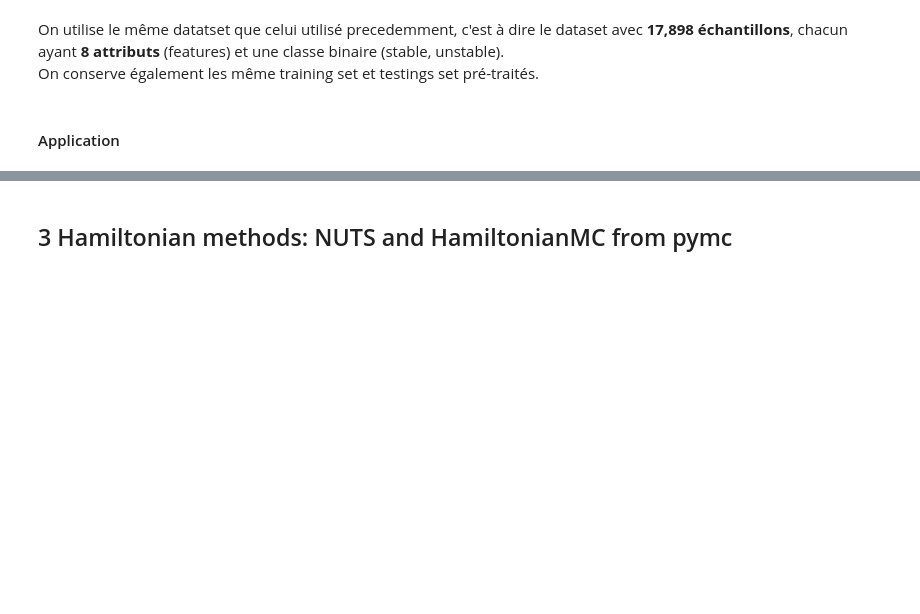
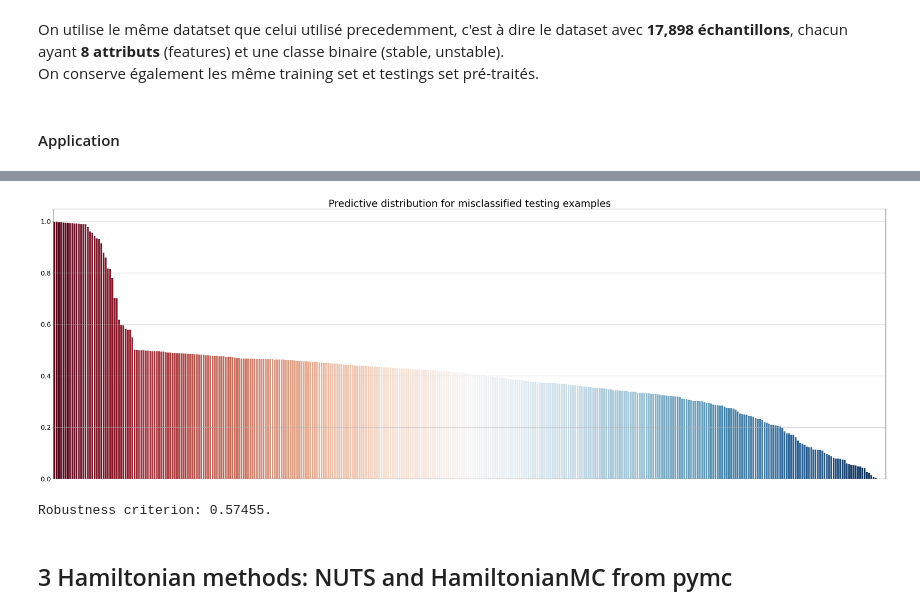
Before and after one commit to LouisBouvier/BML_Stochastic_Langevin_Dynamics, a Jupyter notebook: bayes_logreg_laplace.ipynb, the cells around one changed output, grey strips where cells are left out. Saved outputs shown, nothing was run; the diff lists cells and outputs as text; code cells hidden in the pictures; blank space fills up the shorter version.

```diff
--- a/bayes_logreg_laplace.ipynb
+++ b/bayes_logreg_laplace.ipynb
@@ -1357,0 +1340,12 @@ init_cov, init_sample = get_init_from_SGLD(betas_SGLD)
+# %%
+# pre-process data
+X_ = data[data.columns[:-1]].values
+
+# pre-process labels
+y_ = 2 * (data[data.columns[-1]]==0).values - 1
+
+# train-test split
+X_train, X_test, y_train, y_test = train_test_split(X_, y_, test_size=.25, random_state=42)
+
+print(f"Number of training examples: {len(X_train)}.")
+print(f"Number of testing examples: {len(X_test)}.")
@@ -1373,3 +1437,29 @@ On rencontre donc le **même problème** que précedemment.
+# %%
+# get predictive distribution for each testing examples
+pred_test = predictive_MC(X_new=X_test, samples=samples, burn_in=burn_in, weights=trackW)
+
+# get a hard prediction
+y_pred = 2 * (pred_test >= .5) -1
+
+# get misclassified examples
+idxs_misclass = np.where(y_pred != y_test)[0]
+# %%
+fig, ax = plt.subplots(figsize=(45,15))
+bar = sns.barplot(y=np.flip(np.sort(pred_test[idxs_misclass])),
+            x=[str(x) for x in idxs_misclass[np.flip(np.argsort(pred_test[idxs_misclass]))]],
+            palette='RdBu', orient='v', ax=ax);
+ax.axes.xaxis.set_ticks([])
+ax.tick_params(axis='y', which='major', labelsize=20)
+ax.set_title("Predictive distribution for misclassified testing examples", fontsize=30)
+ax.grid();
+# %% [output]
+[figure, added]
+# %%
+# get robusteness criterion
+crit = get_criterion_ent(pred_distrib=pred_test, idxs_misclass=idxs_misclass)
+print(f"Robustness criterion: {round(crit, 5)}.")
+# %% [output]
+Robustness criterion: 0.57455.
 # %% [markdown]
 ## 3 Hamiltonian methods: NUTS and HamiltonianMC from pymc
 # %% [markdown]
```
Also changed, not shown: parts of 50 cells of this notebook.
